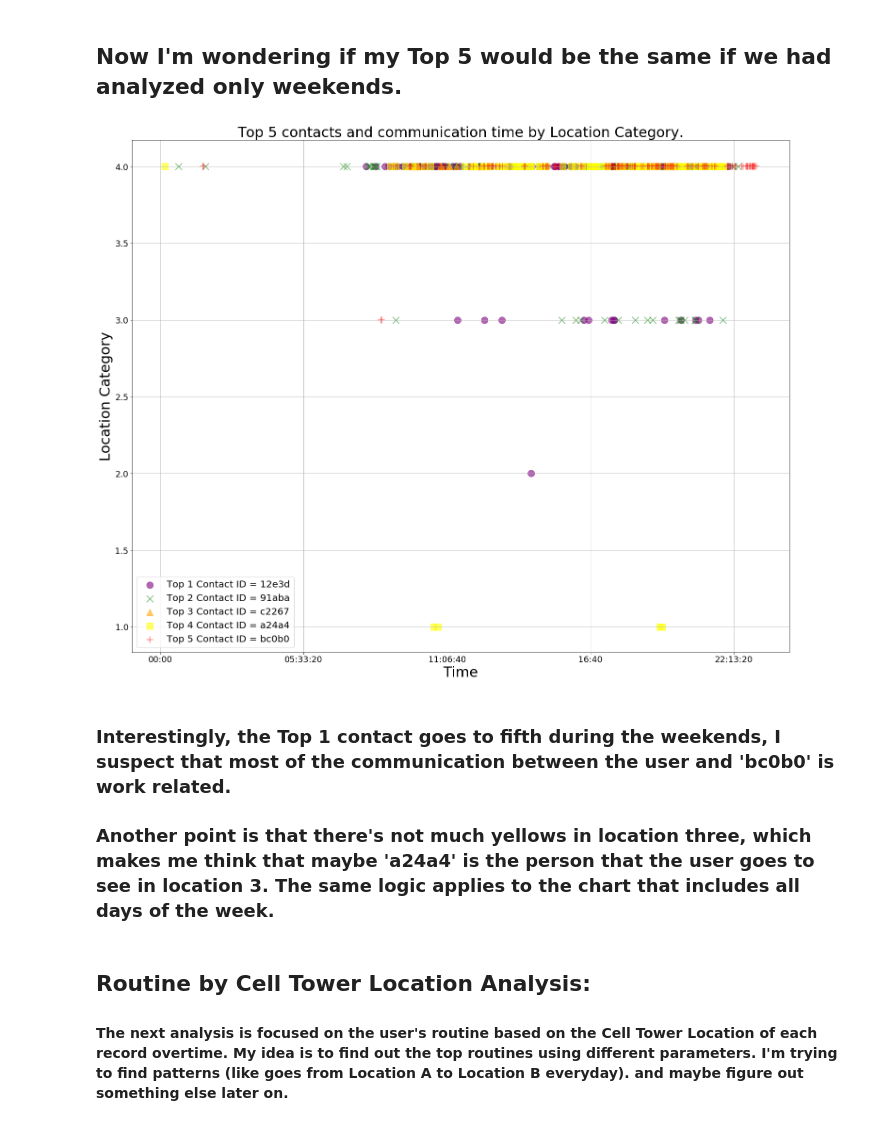
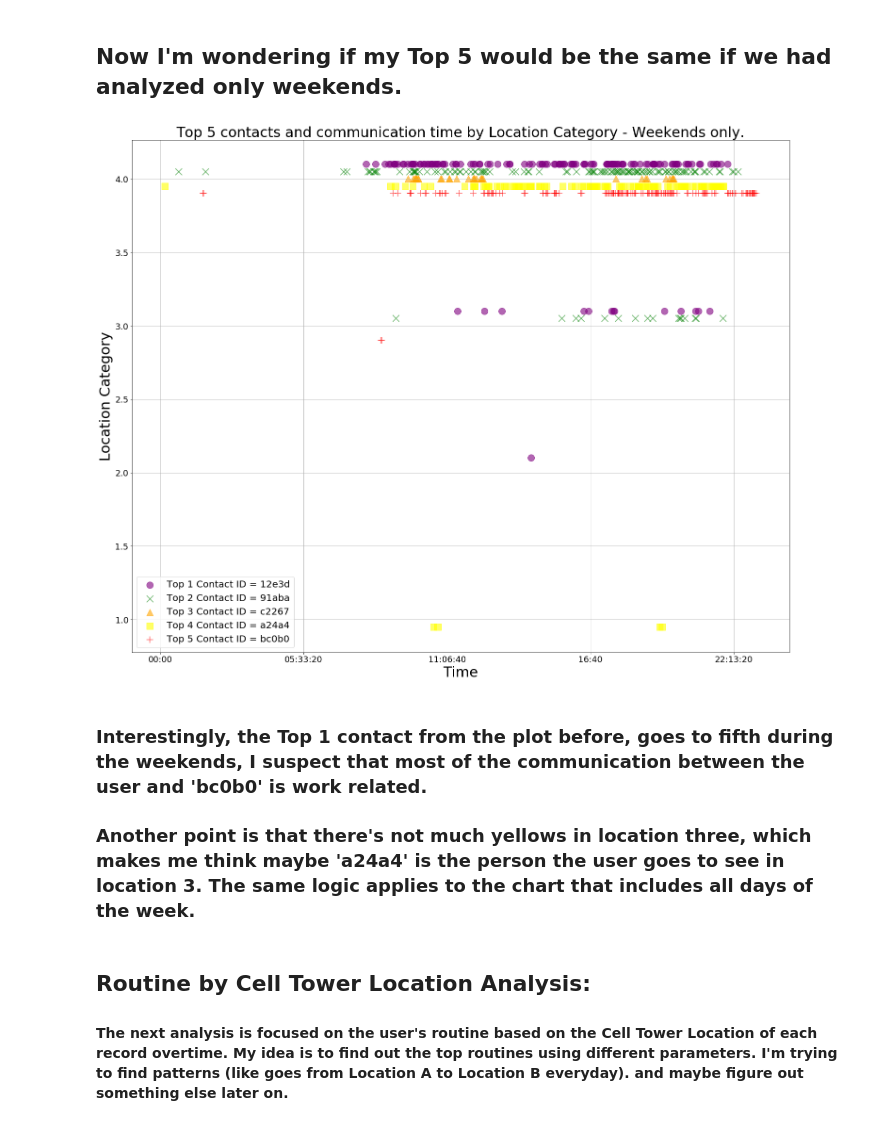
Before and after one commit to renoneto/data-science-portfolio, a Jupyter notebook: telecomm-exploratory-analysis.ipynb, the cells around one changed output. Drawn from its saved outputs; the diff is of its cells as text; code cells hidden in the pictures.

```diff
--- a/telecomm-exploratory-analysis.ipynb
+++ b/telecomm-exploratory-analysis.ipynb
@@ -30,7 +30,7 @@ import datetime as dt
 %matplotlib inline
 # %%
 #Import file
-file_location = 'data/metadata.csv'
+file_location = 'datasets/metadata.csv'
 df = pd.read_csv(file_location)
 # %%
 #Data Exploration/Understanding:
@@ -302,12 +307,14 @@ plt.figure(figsize=(25,20))
 #A loop to go through all records and plot them.
 for idx, comm_id in enumerate(top_ids):
     color = ['purple','green','orange','yellow','red'] #list of colors for my chart
+    chart_adj = [.1,.05,0,-.05,-.1]
     marker = ['o', 'x', '^', 's', '+'] #list of markers
     label = 'Top ' + str(idx + 1) + ' Contact. ID = ' + str(comm_id[:5]) #labels.
     #Dynamically creating each dataframe for each contact. The frame is just a count of hour and location by contact, then I'll drop the count later.
     top_df = pd.DataFrame(df[df['Comm Identifier'] == comm_id].groupby(['communication_hour','geometry_category']).count()['communication_year'].reset_index())
     top_df.reset_index(inplace=True)
     top_df_chart = pd.DataFrame(top_df, columns = ['communication_hour','geometry_category'])
+    top_df_chart['geometry_category'] = top_df_chart['geometry_category'] + chart_adj[idx]
     top_df_chart.set_index(['communication_hour'],inplace=True)
     plt.scatter(top_df_chart.index, top_df_chart['geometry_category'], s = 300, c = color[idx], label = label, marker = marker[idx], alpha = .5)
     title = 'Top ' + str(len(top_ids)) + ' contacts and communication time by Location Category.'
@@ -333,38 +340,40 @@ plt.legend(prop={'size': 20});
 # %%
 #Here's is the same approach done above, the difference is that there's a filter that will keep only weekend data.
 #Weekend Data Analysis
 top_ids = pd.DataFrame(df[df['communication_weekday'] > 4].groupby('Comm Identifier').count()['Latitude'].sort_values(ascending=False).head(5)).reset_index()
 top_ids = list(top_ids['Comm Identifier'])
 
 #Creating my plot
 plt.figure(figsize=(25,20))
 
 #Loop to plot each dataframe
 for idx, comm_id in enumerate(top_ids):
     color = ['purple','green','orange','yellow','red']
+    chart_adj = [.1,.05,0,-.05,-.1]
     marker = ['o', 'x', '^', 's', '+']
     label = 'Top ' + str(idx + 1) + ' Contact ID = ' + str(comm_id[:5])
     top_df = pd.DataFrame(df[df['Comm Identifier'] == comm_id].groupby(['communication_hour','geometry_category']).count()['communication_year'].reset_index())
     top_df.reset_index(inplace=True)
     top_df_chart = pd.DataFrame(top_df, columns = ['communication_hour','geometry_category'])
+    top_df_chart['geometry_category'] = top_df_chart['geometry_category'] + chart_adj[idx]
     top_df_chart.set_index(['communication_hour'],inplace=True)
     plt.scatter(top_df_chart.index, top_df_chart['geometry_category'], s = 200, c = color[idx], label = label, marker = marker[idx], alpha = .6)
-    title = 'Top ' + str(len(top_ids)) + ' contacts and communication time by Location Category.'
+    title = 'Top ' + str(len(top_ids)) + ' contacts and communication time by Location Category - Weekends only.'
 
 #More plotting here.
 plt.title(title, fontsize = 30)
 plt.xticks(fontsize=18)
 plt.yticks(fontsize=18)
 plt.grid()
 plt.xlabel('Time', fontsize = 30)
 plt.ylabel('Location Category', fontsize = 30)
 plt.legend(prop={'size': 20});
 # %% [output]
-[figure, old version]
+[figure, new version]
 # %% [markdown]
-### Interestingly, the Top 1 contact goes to fifth during the weekends, I suspect that most of the communication between the user and 'bc0b0' is work related.
+### Interestingly, the Top 1 contact from the plot before, goes to fifth during the weekends, I suspect that most of the communication between the user and 'bc0b0' is work related.
 
-### Another point is that there's not much yellows in location three, which makes me think that maybe 'a24a4' is the person that the user goes to see in location 3. The same logic applies to the chart that includes all days of the week.
+### Another point is that there's not much yellows in location three, which makes me think maybe 'a24a4' is the person the user goes to see in location 3. The same logic applies to the chart that includes all days of the week.
 # %% [markdown]
 ## Routine by Cell Tower Location Analysis:
 #### The next analysis is focused on the user's routine based on the Cell Tower Location of each record overtime. My idea is to find out the top routines using different parameters. I'm trying to find patterns (like goes from Location A to Location B everyday). and maybe figure out something else later on.
```
Also changed, not shown: parts of 4 cells of this notebook.
